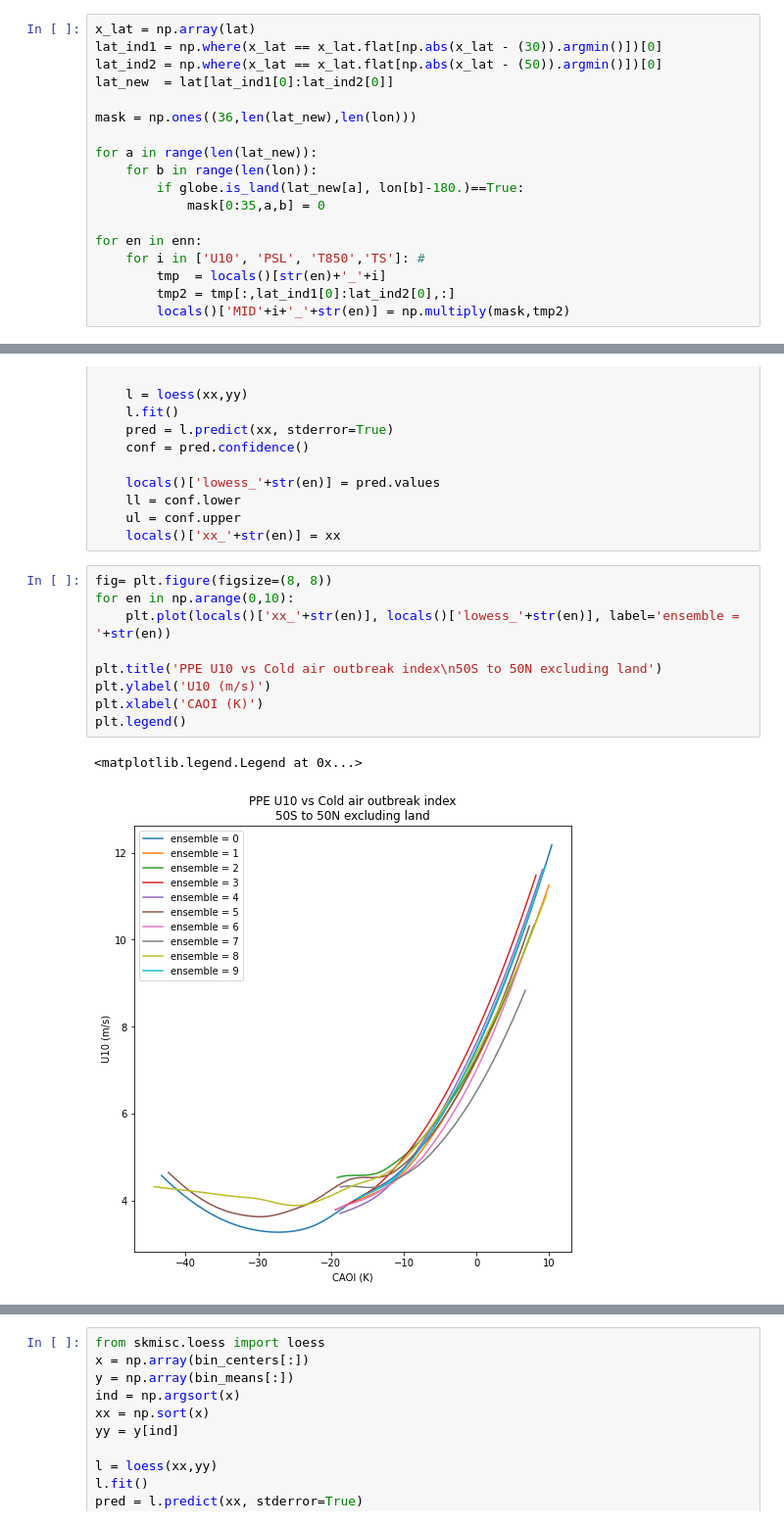
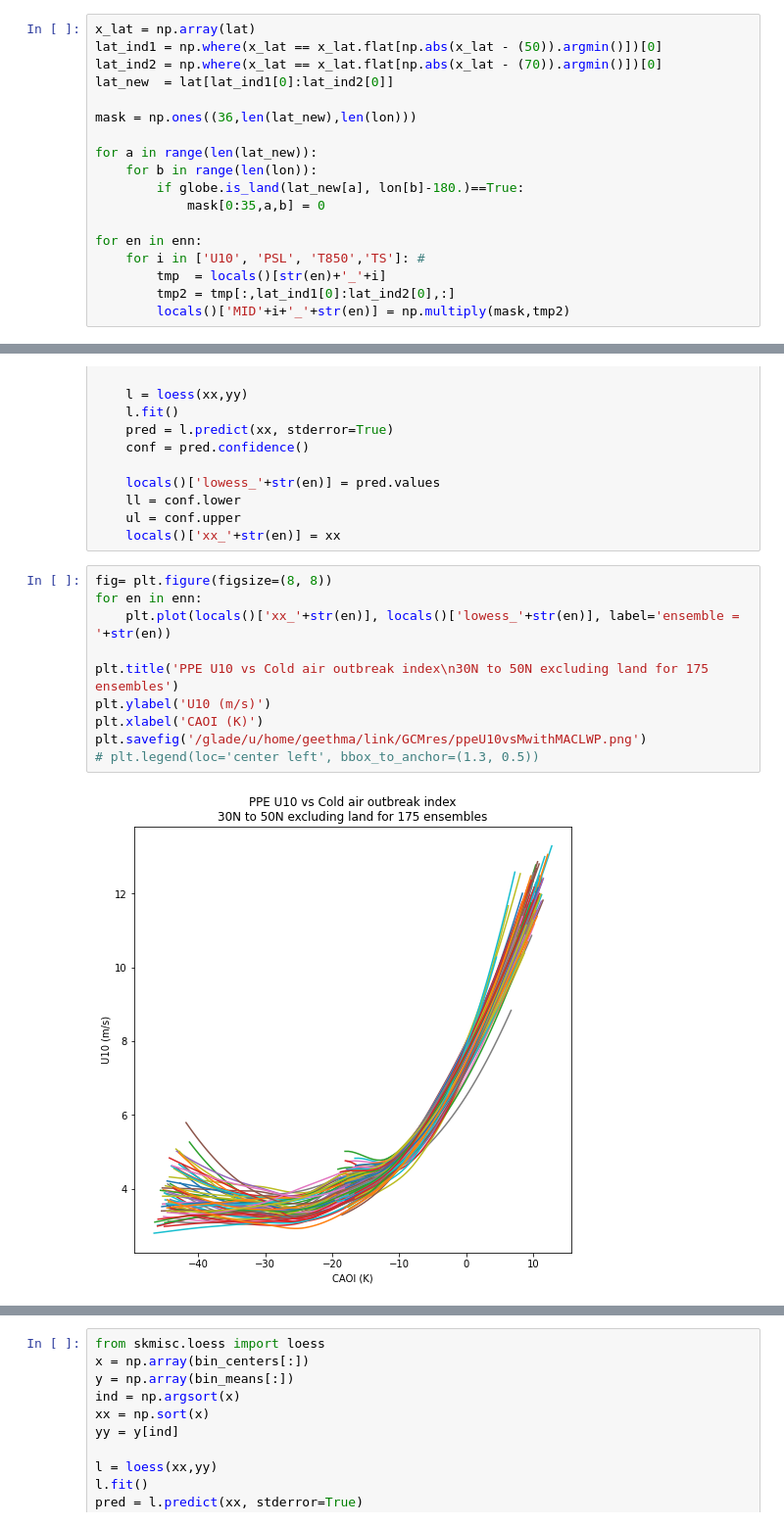
Before and after one commit to geethmaw/link, a Jupyter notebook: PPE_1.ipynb, the cells around one changed output, grey strips where cells are left out. Shown at 98% size. Saved outputs shown, nothing was run; the diff lists cells and outputs as text.

```diff
--- a/PPE_1.ipynb
+++ b/PPE_1.ipynb
@@ -21,8 +21,8 @@ for en in enn:
         locals()[str(en)+'_'+i] = data.variables[i][:]
 # %%
 x_lat = np.array(lat)
-lat_ind1 = np.where(x_lat == x_lat.flat[np.abs(x_lat - (30)).argmin()])[0]
-lat_ind2 = np.where(x_lat == x_lat.flat[np.abs(x_lat - (50)).argmin()])[0]
+lat_ind1 = np.where(x_lat == x_lat.flat[np.abs(x_lat - (50)).argmin()])[0]
+lat_ind2 = np.where(x_lat == x_lat.flat[np.abs(x_lat - (70)).argmin()])[0]
 lat_new  = lat[lat_ind1[0]:lat_ind2[0]]
 
 mask = np.ones((36,len(lat_new),len(lon)))
@@ -73,13 +73,13 @@ for en in enn:
     locals()['xx_'+str(en)] = xx
 # %%
 fig= plt.figure(figsize=(8, 8))
-for en in np.arange(0,10):
+for en in enn:
     plt.plot(locals()['xx_'+str(en)], locals()['lowess_'+str(en)], label='ensemble = '+str(en))
 
-plt.title('PPE U10 vs Cold air outbreak index\n50S to 50N excluding land')
+plt.title('PPE U10 vs Cold air outbreak index\n30N to 50N excluding land for 175 ensembles')
 plt.ylabel('U10 (m/s)')
 plt.xlabel('CAOI (K)')
-plt.legend()
+plt.savefig('/glade/u/home/geethma/link/GCMres/ppeU10vsMwithMACLWP.png')
+# plt.legend(loc='center left', bbox_to_anchor=(1.3, 0.5))
 # %% [output]
-<matplotlib.legend.Legend at 0x...>
-[figure, old version]
+[figure, new version]
```
Also changed, not shown: parts of 3 cells of this notebook, 4 other files.
